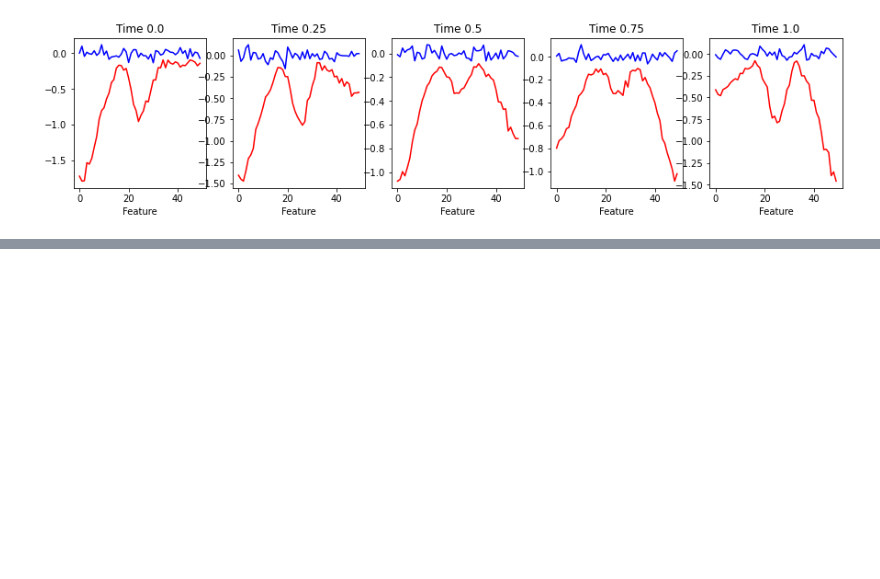
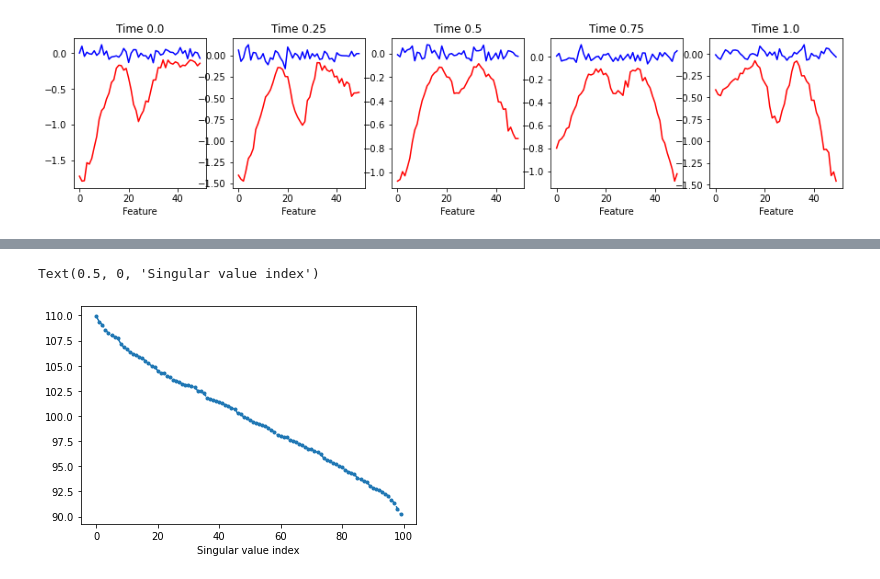
Before and after one commit to swaldherr/podomics, a Jupyter notebook: omics_pod_example.ipynb, the cells around one changed output, grey strips where cells are left out. Cells and saved outputs as stored; diff of their text form; code cells hidden in the pictures; blank space fills up the shorter version.

```diff
--- a/omics_pod_example.ipynb
+++ b/omics_pod_example.ipynb
@@ -238,0 +256,4 @@ Text(0, 0.5, 'PC 2')
+# %%
+r = linalg.svd(np.random.randn(100, 10000))
+# %%
+U, S, V = r
@@ -238,0 +280,6 @@ Text(0, 0.5, 'PC 2')
+# %%
+pylab.plot(S, '--.')
+pylab.xlabel("Singular value index")
+# %% [output]
+Text(0.5, 0, 'Singular value index')
+[figure, added]
```
Also changed, not shown: parts of 7 cells of this notebook, 5 other files.
